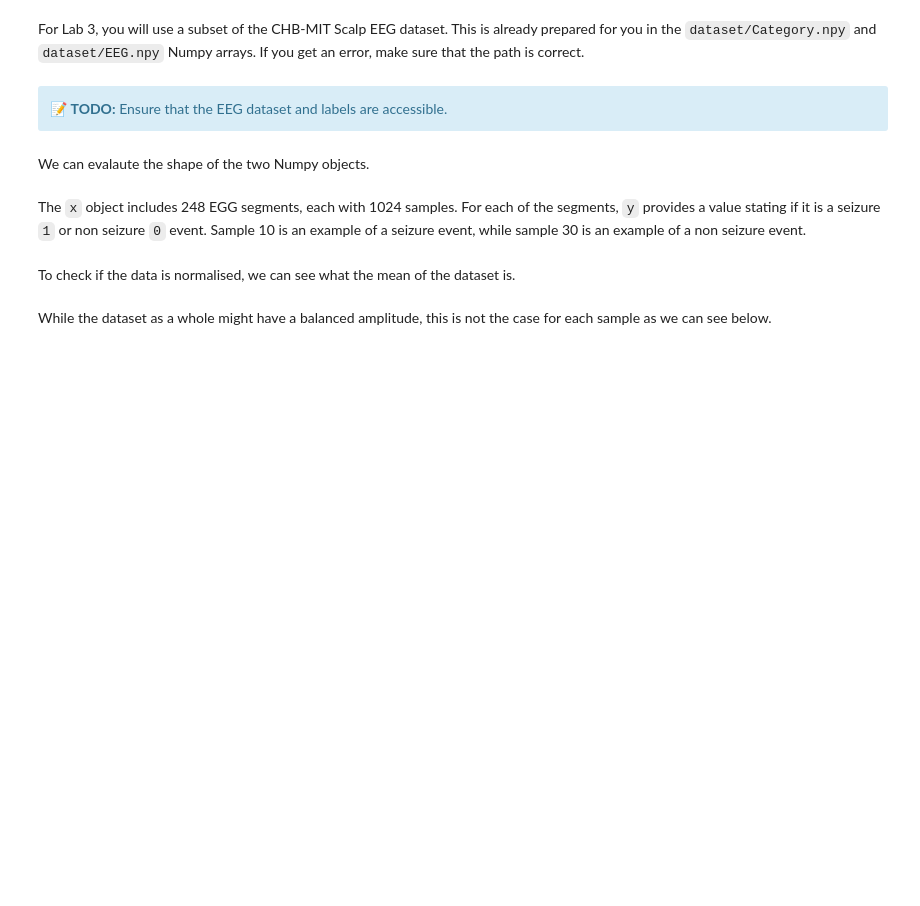
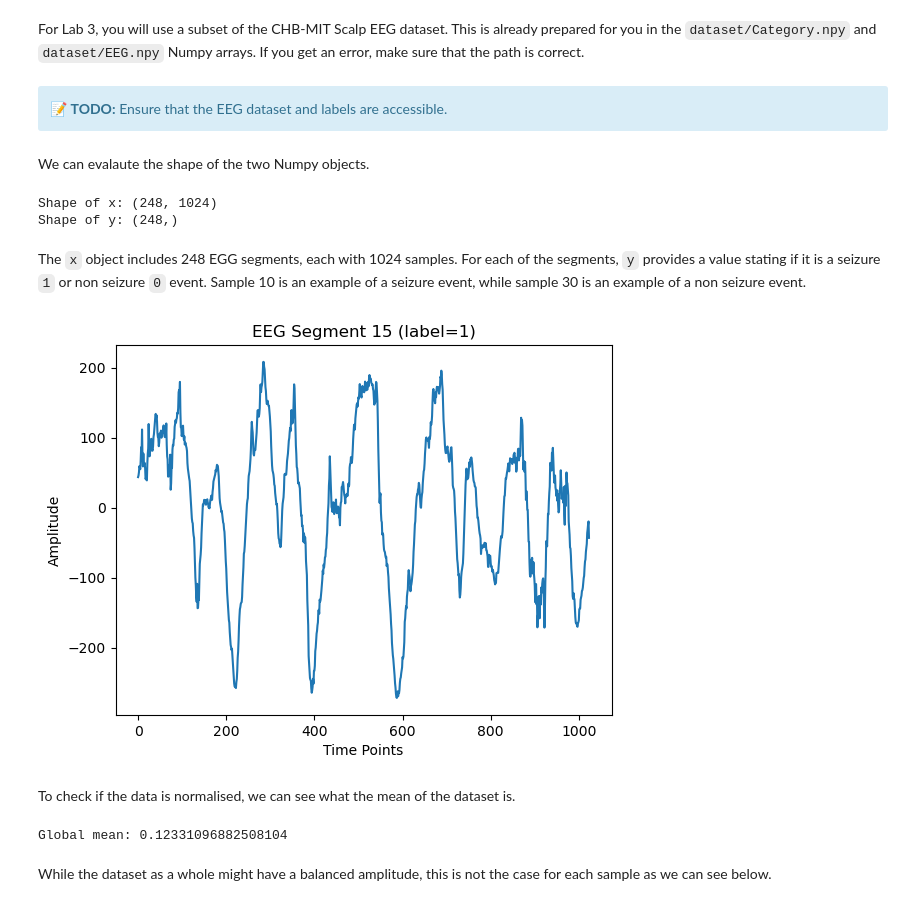
Before and after one commit to jarngolem/EITP40, a Jupyter notebook: lab3/EITP40_HT2025_Lab3_TinyML.ipynb, the cells around one changed output. Cells and saved outputs as stored; diff of their text form; code cells hidden in the pictures; blank space fills up the shorter version.

```diff
--- a/lab3/EITP40_HT2025_Lab3_TinyML.ipynb
+++ b/lab3/EITP40_HT2025_Lab3_TinyML.ipynb
@@ -47,27 +65,34 @@ For Lab 3, you will use a subset of the CHB-MIT Scalp EEG dataset. This is alrea
 📝 <b>TODO:</b> Ensure that the EEG dataset and labels are accessible.
 </div>
 # %%
-x = np.load('dataset/EEG.npy')      # EEG data
-y = np.load('dataset/Category.npy') # Category labels
+x = np.load('./EEG.npy')      # EEG data
+y = np.load('./Category.npy') # Category labels
 # %% [markdown]
 We can evalaute the shape of the two Numpy objects.
 # %%
 print("Shape of x:", x.shape)
 print("Shape of y:", y.shape)
+# %% [output]
+Shape of x: (248, 1024)
+Shape of y: (248,)
 # %% [markdown]
 The `x` object includes 248 EGG segments, each with 1024 samples. For each of the segments, `y` provides a value stating if it is a seizure `1` or non seizure `0` event. Sample 10 is an example of a seizure event, while sample 30 is an example of a non seizure event.
 # %%
-sampleID = 30
+sampleID = 15
 
 plt.plot(x[sampleID])
 plt.title(f"EEG Segment {sampleID} (label={int(y[sampleID])})")
 plt.xlabel("Time Points")
 plt.ylabel("Amplitude")
 plt.show()
+# %% [output]
+[figure, added]
 # %% [markdown]
 To check if the data is normalised, we can see what the mean of the dataset is.
 # %%
 print("Global mean:", x.mean())
+# %% [output]
+Global mean: 0.12331096882508104
 # %% [markdown]
 While the dataset as a whole might have a balanced amplitude, this is not the case for each sample as we can see below.
 # %%
```
Also changed, not shown: parts of 15 cells of this notebook, 3 other files.
